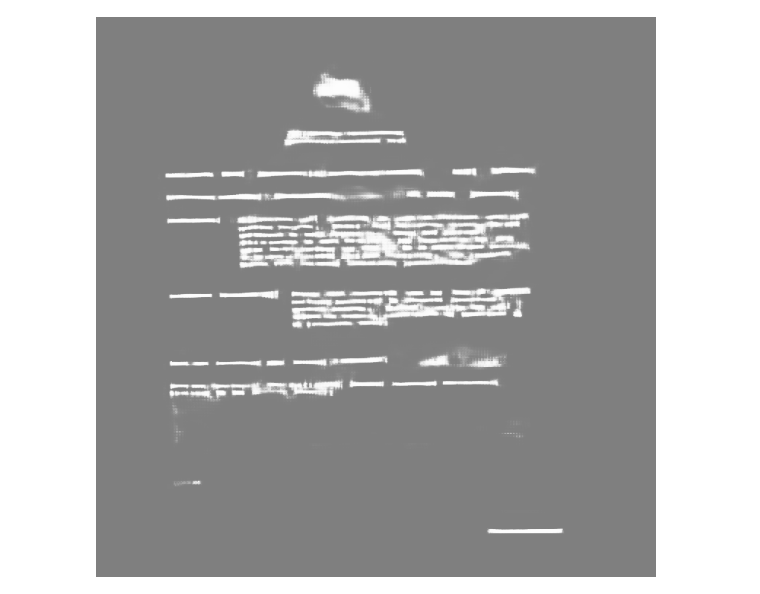
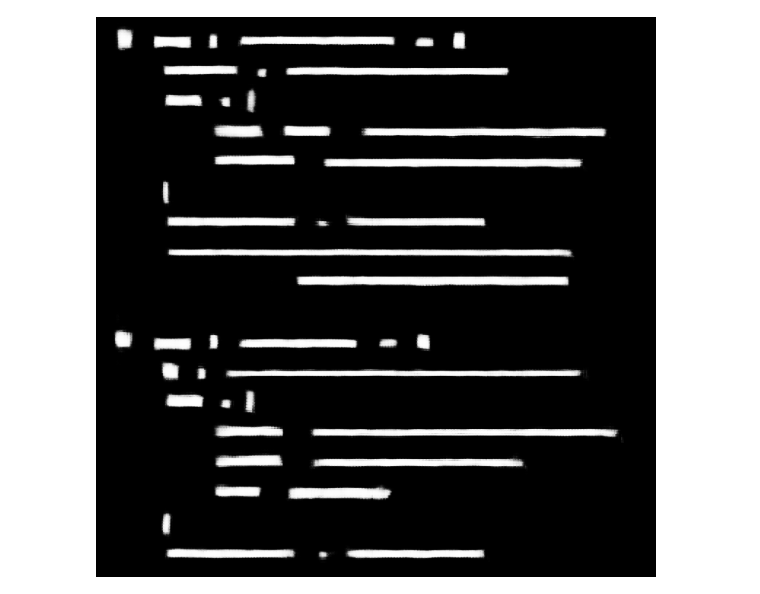
Before and after one commit to ndgnuh/megane, a Jupyter notebook: TestRun.ipynb, the cells around one changed output. Saved outputs shown, nothing was run; the diff lists cells and outputs as text; code cells hidden in the pictures.

```diff
--- a/TestRun.ipynb
+++ b/TestRun.ipynb
@@ -8,8 +14,12 @@ from megane import configs
 # %%
 cfg = configs.read_config("./configs/db_mobilenet_v3_large.yml")
-cfg['weights'] = 'storage/weights/db_mobilenet_v3_large.pt'
-cfg['min_threshold'] = .5
-cfg['min_box_size'] = 10
+cfg['weights'] = 'storage/weights/db_mobilenet_v3_large-latest.pt'
+# cfg['weights'] = 'storage/weights/'
+# cfg['image_width'] = 1024
+# cfg['image_height'] = 1024
+cfg['expand_ratio'] = 2
+cfg['min_threshold'] = .7
+# cfg['min_box_size'] = 10
+# cfg['weights'] = 'https://github.com/ndgnuh/megane/releases/download/weights-v2/db_mobilenet_v3_large_big.pt'
 print(cfg)
-# cfg['weights'] = 'https://github.com/ndgnuh/megane/releases/download/weights-v2/db_mobilenet_v3_large_big.pt'
 # %% [output]
@@ -19,6 +27,11 @@ predictor = Predictor(cfg)
+# %%
+predictor = Predictor(cfg)
+predictor.model = predictor.model.eval();
 # %%
 # image = Image.open("/tmp/test.png").convert("RGB")
-image = Image.open("toybox/funsd-format.png").convert("RGB")
+# image = Image.open("toybox/funsd-format.png").convert("RGB")
+image = Image.open("toybox/word-level-megane/toy-detection-data.png").convert("RGB")
+# image = Image.open("toybox/word-level-megane/dense-01.png").convert("RGB")
 # image = Image.open("arxiv/train/710de56a-c67c-5eb-000000001.jpg").convert("RGB")
 # image = Image.open("data/business_card/images/IMG_20220117_142150.jpg").convert("RGB")
 # image = Image.open("data/business_card/images/IMG_20220117_143322.jpg").convert("RGB")
@@ -37,6 +48,7 @@ import numpy as np
 # %%
-proba_map = TF.to_pil_image(torch.sigmoid(torch.tensor(5 * proba_maps)))
-proba_map = np.array(proba_map)
-Image.fromarray(proba_map)
+proba_map = TF.to_pil_image((torch.tensor(proba_maps)))
+# proba_map = np.array(proba_map)
+# Image.fromarray(proba_map)
+proba_map
 # %% [output]
-[figure, old version]
+[figure, new version]
```
Also changed, not shown: parts of 5 cells of this notebook.
